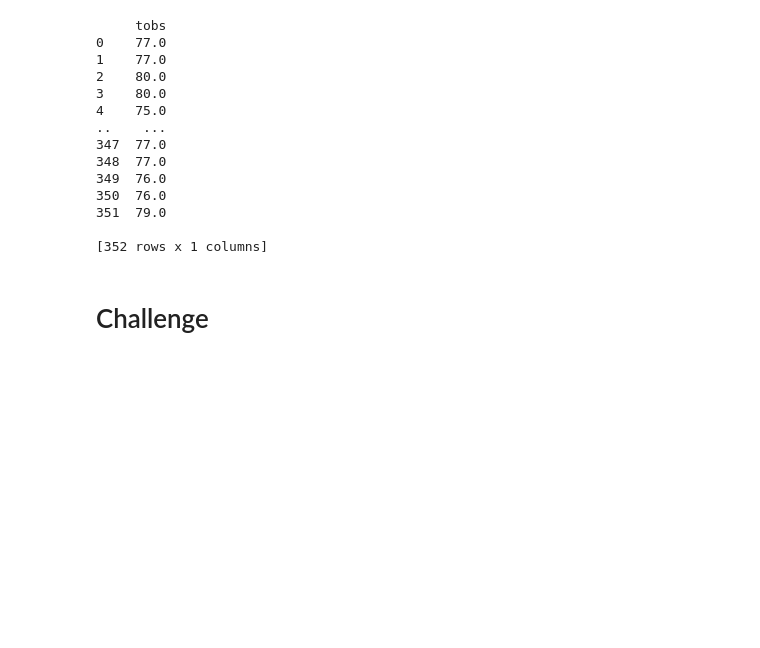
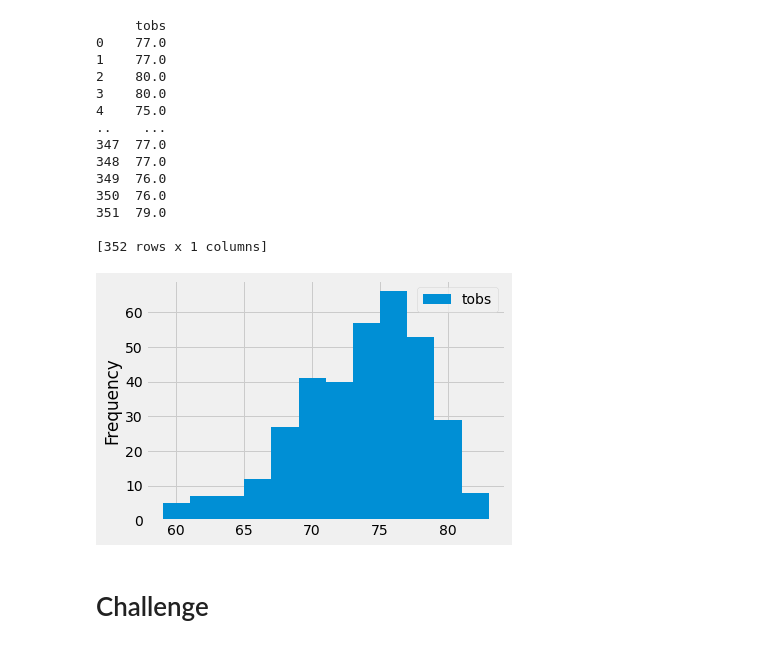
Before and after one commit to leomerits/surfs_up, a Jupyter notebook: climate_analysis.ipynb, the cells around one changed output. Drawn from its saved outputs; the diff is of its cells as text; code cells hidden in the pictures; blank space fills up the shorter version.

```diff
--- a/climate_analysis.ipynb
+++ b/climate_analysis.ipynb
@@ -191,6 +191,9 @@ print(df)
 [352 rows x 1 columns]
 # %%
 df.plot.hist(bins=12)
+plt.tight_layout()
+# %% [output]
+[figure, added]
 # %%
 # Write a function called `calc_temps` that will accept start date and end date in the format '%Y-%m-%d'
 # and return the minimum, average, and maximum temperatures for that range of dates
```
Also changed, not shown: 2 other files.
